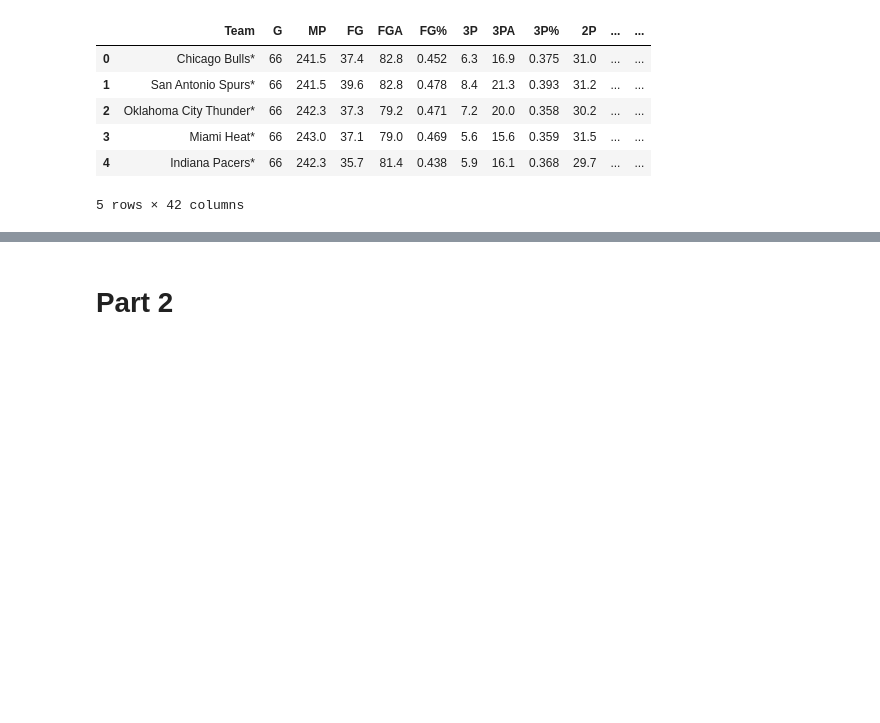
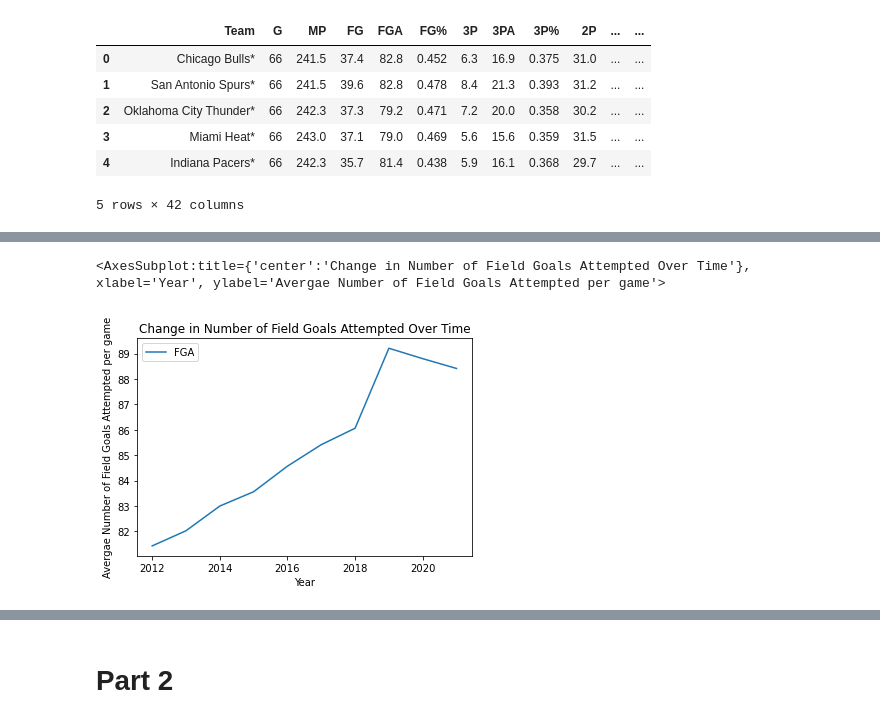
Before and after one commit to cs2027/stat-303-1-project, a Jupyter notebook: final-project.ipynb, the cells around one changed output, grey strips where cells are left out. Drawn from its saved outputs; the diff is of its cells as text; code cells hidden in the pictures; blank space fills up the shorter version.

```diff
--- a/final-project.ipynb
+++ b/final-project.ipynb
@@ -165,0 +254,5 @@ nba_data.head()
+# %%
+nba_means.plot.line(y='FGA', ylabel = "Avergae Number of Field Goals Attempted per game", title="Change in Number of Field Goals Attempted Over Time")
+# %% [output]
+<AxesSubplot:title={'center':'Change in Number of Field Goals Attempted Over Time'}, xlabel='Year', ylabel='Avergae Number of Field Goals Attempted per game'>
+[figure, added]
```
Also changed, not shown: parts of 46 cells of this notebook.
